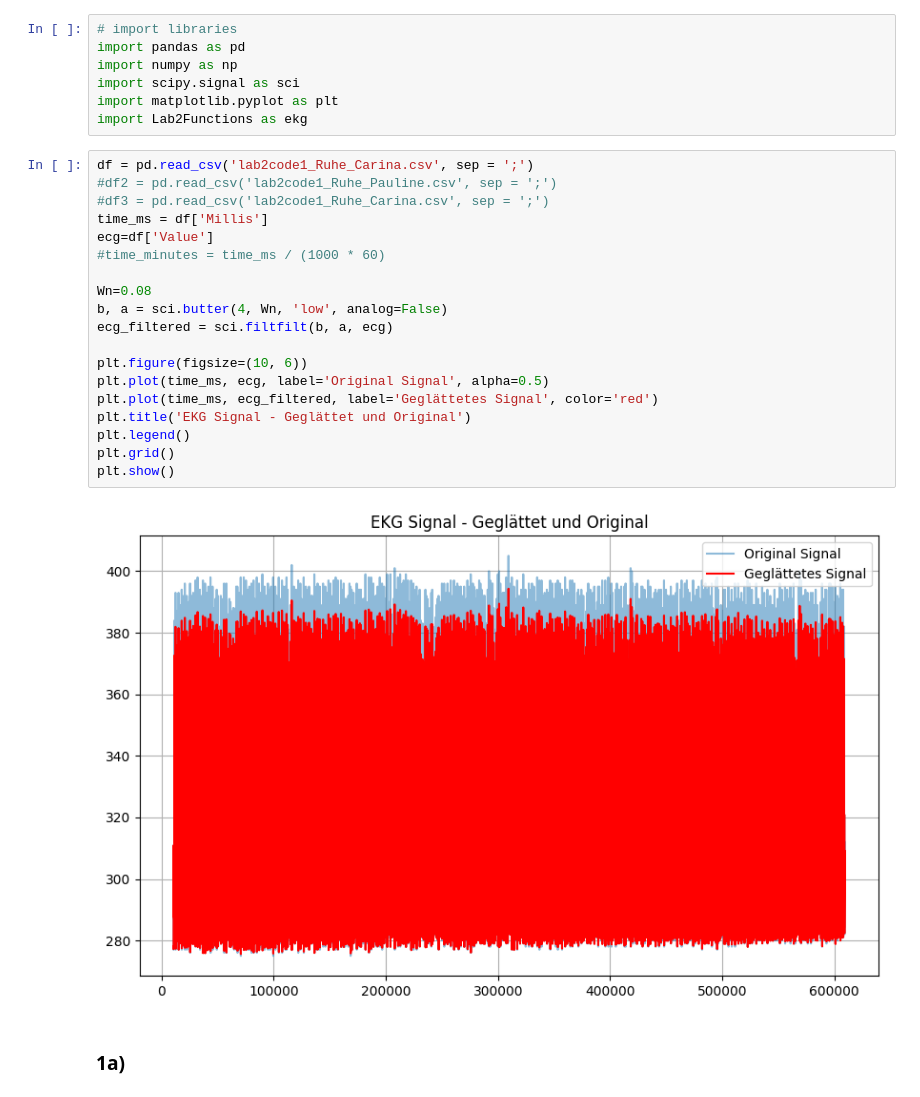
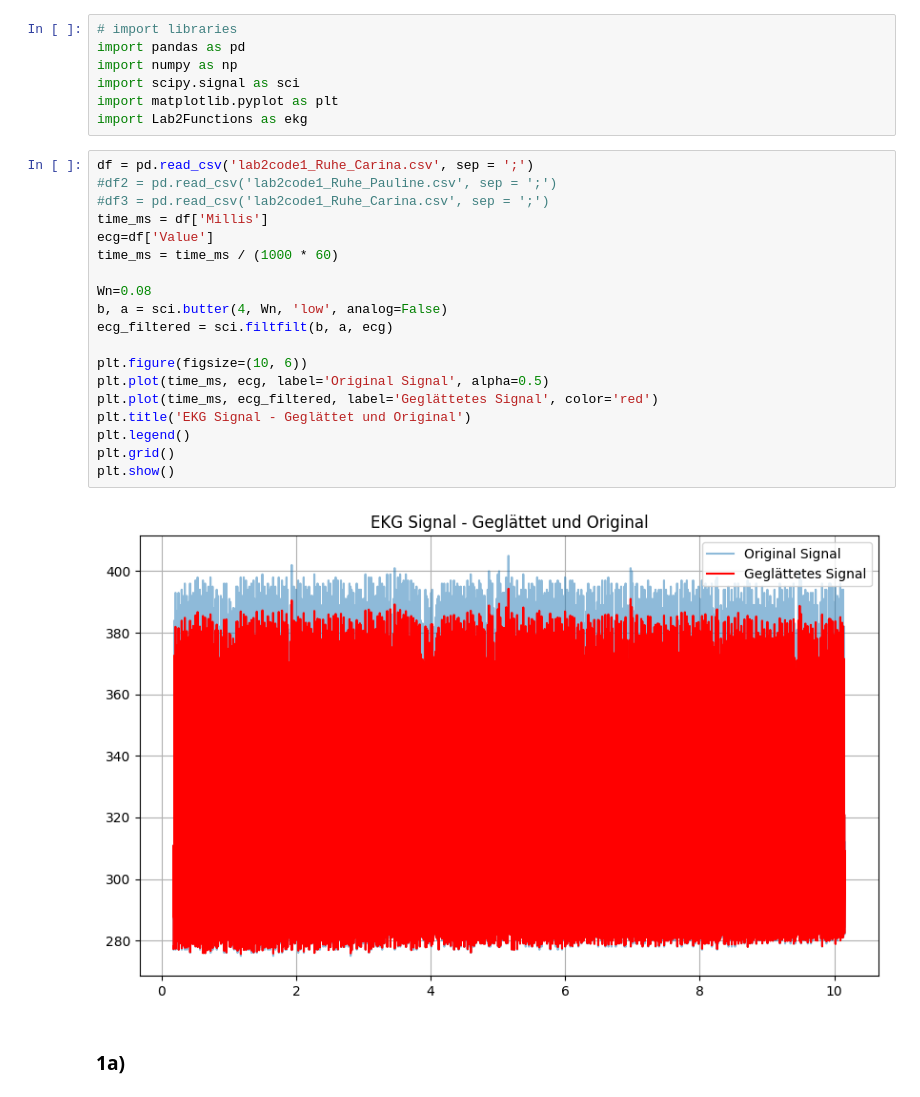
Before and after one commit to VPaulineC/Praktikum-2, a Jupyter notebook: Praktikum_2.ipynb, the cells around one changed output. Saved outputs shown, nothing was run; the diff lists cells and outputs as text.

```diff
--- a/Praktikum_2.ipynb
+++ b/Praktikum_2.ipynb
@@ -12,24 +12,24 @@ import Lab2Functions as ekg
 # %%
 df = pd.read_csv('lab2code1_Ruhe_Carina.csv', sep = ';')
 #df2 = pd.read_csv('lab2code1_Ruhe_Pauline.csv', sep = ';')
 #df3 = pd.read_csv('lab2code1_Ruhe_Carina.csv', sep = ';')
 time_ms = df['Millis']
 ecg=df['Value']
-#time_minutes = time_ms / (1000 * 60)
+time_ms = time_ms / (1000 * 60)
 
 Wn=0.08
 b, a = sci.butter(4, Wn, 'low', analog=False)
 ecg_filtered = sci.filtfilt(b, a, ecg)
 
 plt.figure(figsize=(10, 6))
 plt.plot(time_ms, ecg, label='Original Signal', alpha=0.5)
 plt.plot(time_ms, ecg_filtered, label='Geglättetes Signal', color='red')
 plt.title('EKG Signal - Geglättet und Original')
 plt.legend()
 plt.grid()
 plt.show()
 # %% [output]
-[figure, old version]
+[figure, new version]
 # %% [markdown]
 ### 1a)
 # %%
```
Also changed, not shown: parts of 5 cells of this notebook.
